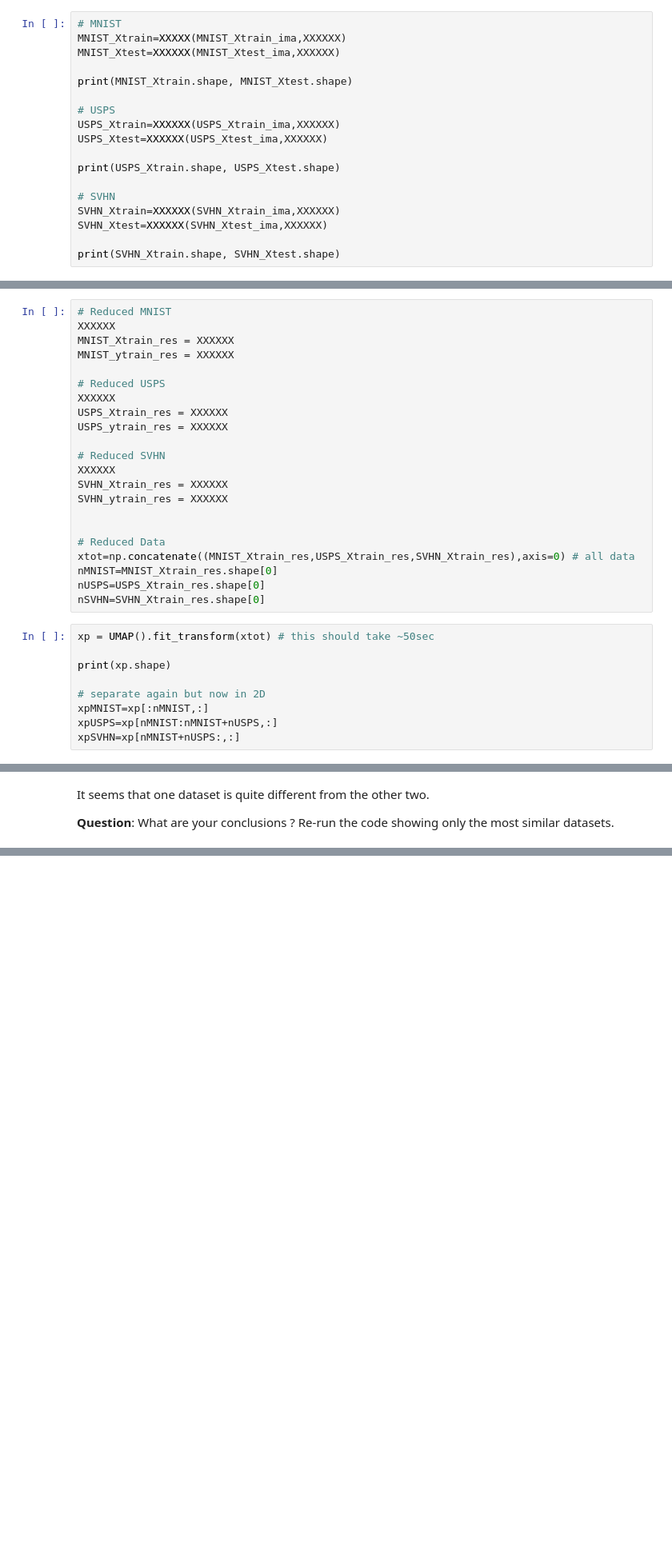
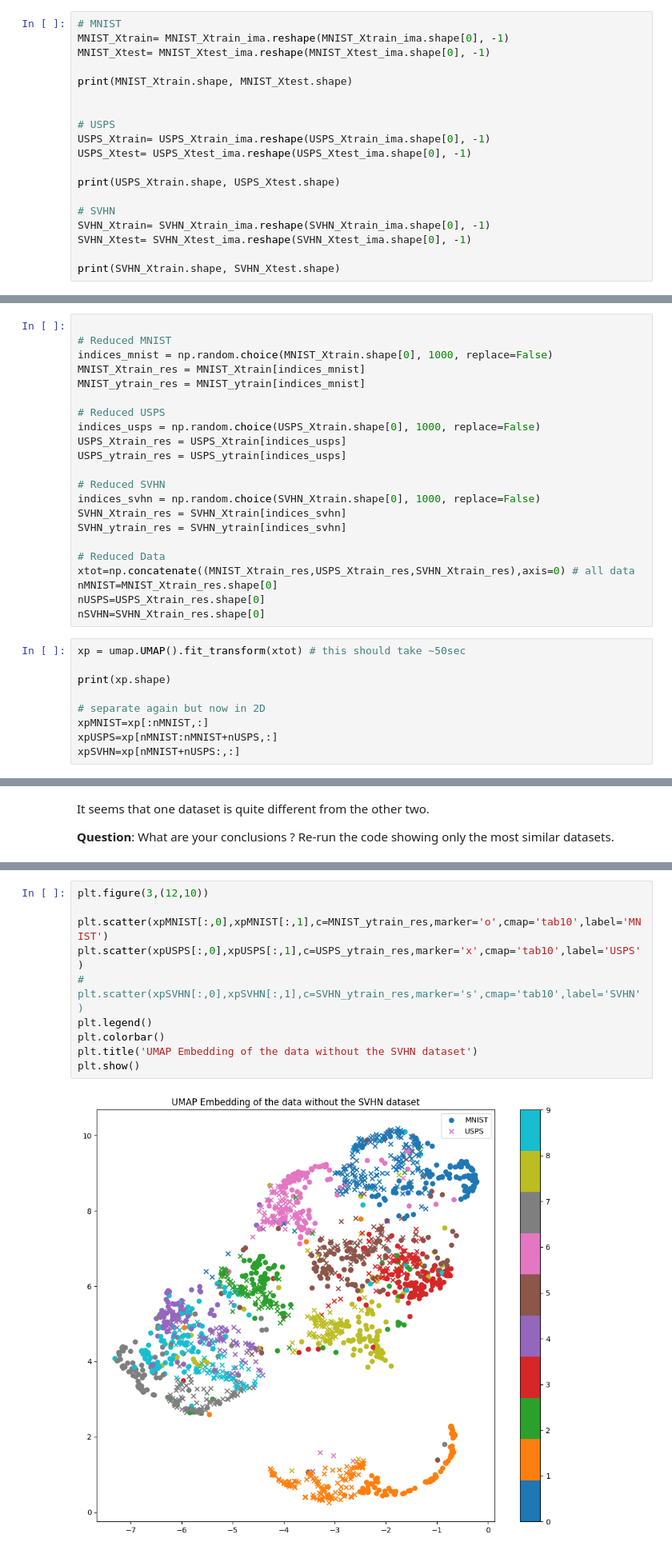
Before and after one commit to arazig/Representation-Learning-for-CV-and-Medical-Imaging, a Jupyter notebook: TP_DomainAdaptation.ipynb, the cells around one changed output, grey strips where cells are left out. Shown at 80% size. Drawn from its saved outputs; the diff is of its cells as text; blank space fills up the shorter version.

Commit message:
add UMAP analysis

```diff
--- a/TP_DomainAdaptation.ipynb
+++ b/TP_DomainAdaptation.ipynb
@@ -262,19 +322,20 @@ Here, we will use the UMAP and t-SNE methods which are general manifold learning
 Transform data so that instead than having 3D arrays of images we will have 2D arrays by vectorizing each image -> 32 x 32 = 1024
 # %%
 # MNIST
-MNIST_Xtrain=XXXXX(MNIST_Xtrain_ima,XXXXXX)
-MNIST_Xtest=XXXXXX(MNIST_Xtest_ima,XXXXXX)
+MNIST_Xtrain= MNIST_Xtrain_ima.reshape(MNIST_Xtrain_ima.shape[0], -1)
+MNIST_Xtest= MNIST_Xtest_ima.reshape(MNIST_Xtest_ima.shape[0], -1)
 
 print(MNIST_Xtrain.shape, MNIST_Xtest.shape)
 
+
 # USPS
-USPS_Xtrain=XXXXXX(USPS_Xtrain_ima,XXXXXX)
-USPS_Xtest=XXXXXX(USPS_Xtest_ima,XXXXXX)
+USPS_Xtrain= USPS_Xtrain_ima.reshape(USPS_Xtrain_ima.shape[0], -1)
+USPS_Xtest= USPS_Xtest_ima.reshape(USPS_Xtest_ima.shape[0], -1)
 
 print(USPS_Xtrain.shape, USPS_Xtest.shape)
 
 # SVHN
-SVHN_Xtrain=XXXXXX(SVHN_Xtrain_ima,XXXXXX)
-SVHN_Xtest=XXXXXX(SVHN_Xtest_ima,XXXXXX)
+SVHN_Xtrain= SVHN_Xtrain_ima.reshape(SVHN_Xtrain_ima.shape[0], -1)
+SVHN_Xtest= SVHN_Xtest_ima.reshape(SVHN_Xtest_ima.shape[0], -1)
 
 print(SVHN_Xtrain.shape, SVHN_Xtest.shape)
@@ -281,21 +346,21 @@ print(SVHN_Xtrain.shape, SVHN_Xtest.shape)
 # %% [markdown]
 Here, we randomly pick only 1000 samples per dataset for visualization and to reduce the computational burden.
 # %%
+
 # Reduced MNIST
-XXXXXX
-MNIST_Xtrain_res = XXXXXX
-MNIST_ytrain_res = XXXXXX
+indices_mnist = np.random.choice(MNIST_Xtrain.shape[0], 1000, replace=False)
+MNIST_Xtrain_res = MNIST_Xtrain[indices_mnist]
+MNIST_ytrain_res = MNIST_ytrain[indices_mnist]
 
 # Reduced USPS
-XXXXXX
-USPS_Xtrain_res = XXXXXX
-USPS_ytrain_res = XXXXXX
+indices_usps = np.random.choice(USPS_Xtrain.shape[0], 1000, replace=False)
+USPS_Xtrain_res = USPS_Xtrain[indices_usps]
+USPS_ytrain_res = USPS_ytrain[indices_usps]
 
 # Reduced SVHN
-XXXXXX
-SVHN_Xtrain_res = XXXXXX
-SVHN_ytrain_res = XXXXXX
-
+indices_svhn = np.random.choice(SVHN_Xtrain.shape[0], 1000, replace=False)
+SVHN_Xtrain_res = SVHN_Xtrain[indices_svhn]
+SVHN_ytrain_res = SVHN_ytrain[indices_svhn]
 
 # Reduced Data
 xtot=np.concatenate((MNIST_Xtrain_res,USPS_Xtrain_res,SVHN_Xtrain_res),axis=0) # all data
@@ -303,7 +368,7 @@ nMNIST=MNIST_Xtrain_res.shape[0]
 nUSPS=USPS_Xtrain_res.shape[0]
 nSVHN=SVHN_Xtrain_res.shape[0]
 # %%
-xp = UMAP().fit_transform(xtot) # this should take ~50sec
+xp = umap.UMAP().fit_transform(xtot) # this should take ~50sec
 
 print(xp.shape)
 
@@ -331,0 +403,12 @@ XXXXXX
+# %%
+plt.figure(3,(12,10))
+
+plt.scatter(xpMNIST[:,0],xpMNIST[:,1],c=MNIST_ytrain_res,marker='o',cmap='tab10',label='MNIST')
+plt.scatter(xpUSPS[:,0],xpUSPS[:,1],c=USPS_ytrain_res,marker='x',cmap='tab10',label='USPS')
+# plt.scatter(xpSVHN[:,0],xpSVHN[:,1],c=SVHN_ytrain_res,marker='s',cmap='tab10',label='SVHN')
+plt.legend()
+plt.colorbar()
+plt.title('UMAP Embedding of the data without the SVHN dataset')
+plt.show()
+# %% [output]
+[figure, added]
```
Also changed, not shown: parts of 27 cells of this notebook.
